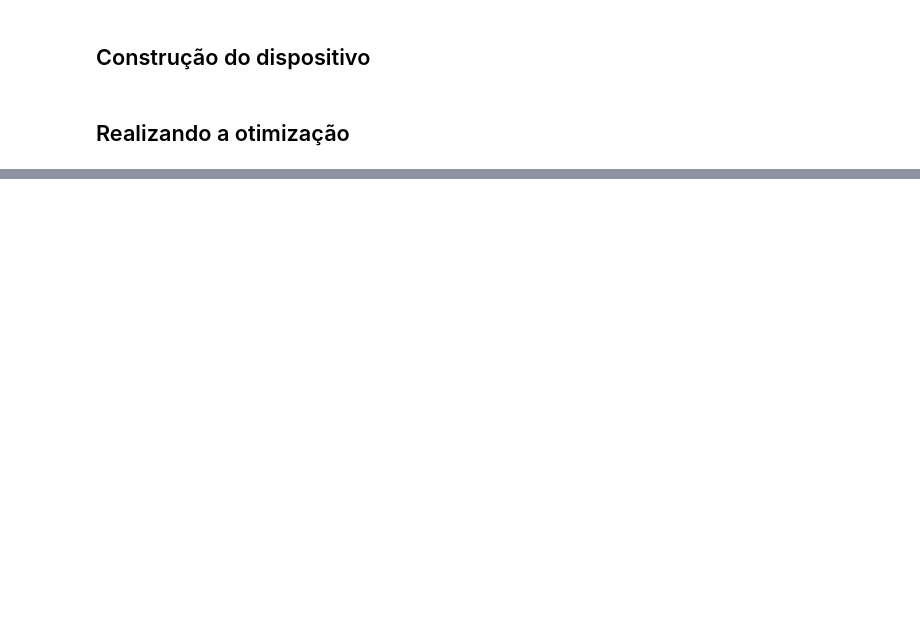
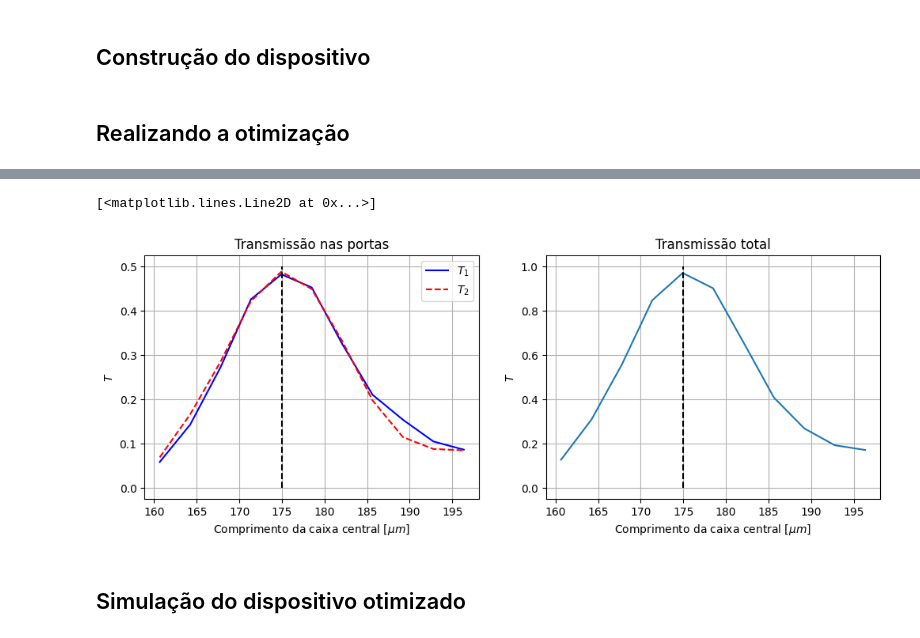
Before and after one commit to LucasGabrielMelo/Capacita-o---Fot-nica, a Jupyter notebook: APIPython/MMI/Otimização_2/MMI_varFDTD_2.ipynb, the cells around one changed output, grey strips where cells are left out. Saved outputs shown, nothing was run; the diff lists cells and outputs as text; code cells hidden in the pictures; blank space fills up the shorter version.

```diff
--- a/APIPython/MMI/Otimização_2/MMI_varFDTD_2.ipynb
+++ b/APIPython/MMI/Otimização_2/MMI_varFDTD_2.ipynb
@@ -268,0 +271,23 @@ Text(0.5, 0, 'Comprimento da caixa central [$\\mu m$]')
+# %%
+fig1, ax1 = plt.subplots(1,2, figsize=(12,4))
+
+ax1[0].plot(L_array/um, T2_array, color = 'blue', label = r'$T_1$')
+ax1[0].plot(L_array/um, T3_array, color = 'red', linestyle = '--', label = r'$T_2$')
+ax1[0].grid(True)
+ax1[0].legend(loc = 'best')
+ax1[0].set_title(r'Transmissão nas portas')
+ax1[0].set_ylabel(r'$T$')
+ax1[0].set_xlabel(r'Comprimento da caixa central [$\mu m$]')
+ax1[0].plot([L_ot/um,L_ot/um], [0,0.5], 'k--')
+
+ax1[1].plot(L_array/um, T_total_array)
+ax1[1].grid(True)
+ax1[1].set_title(r'Transmissão total')
+ax1[1].set_ylabel(r'$T$')
+ax1[1].set_xlabel(r'Comprimento da caixa central [$\mu m$]')
+ax1[1].plot([L_ot/um,L_ot/um], [0,1], 'k--')
+# %% [output]
+[<matplotlib.lines.Line2D at 0x...>]
+[figure, added]
+# %% [markdown]
+## Simulação do dispositivo otimizado ##
```
Also changed, not shown: parts of 19 cells of this notebook.
